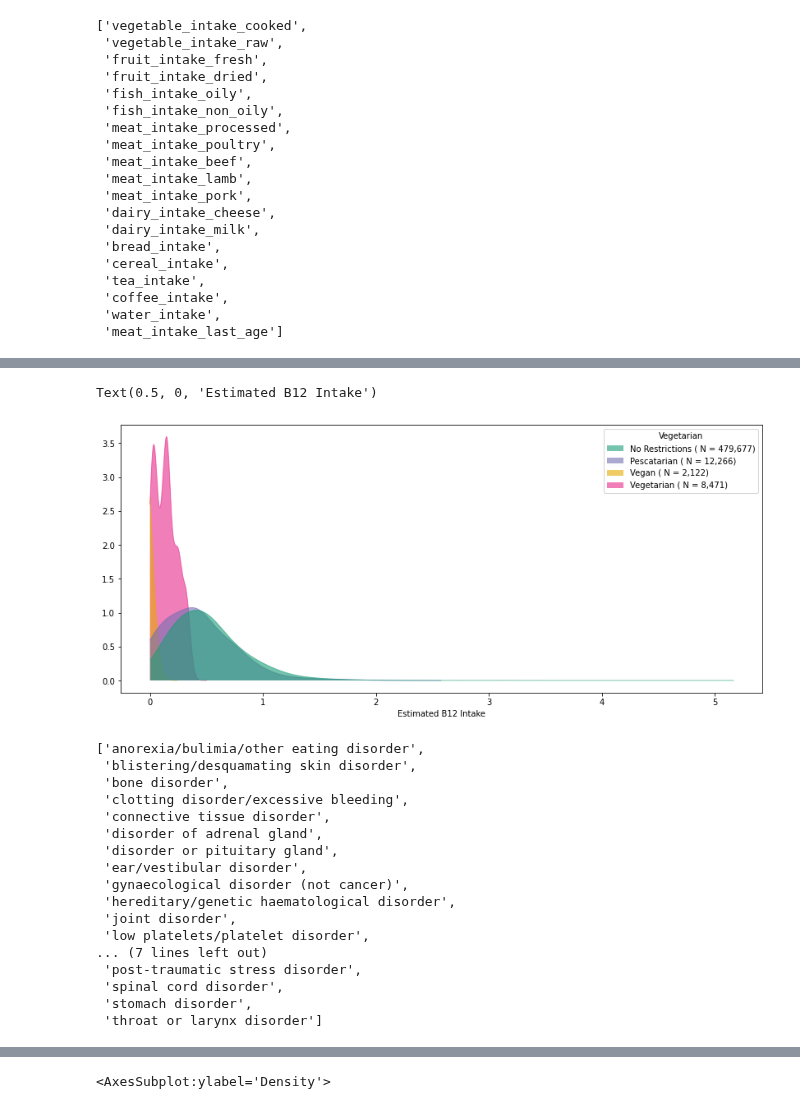
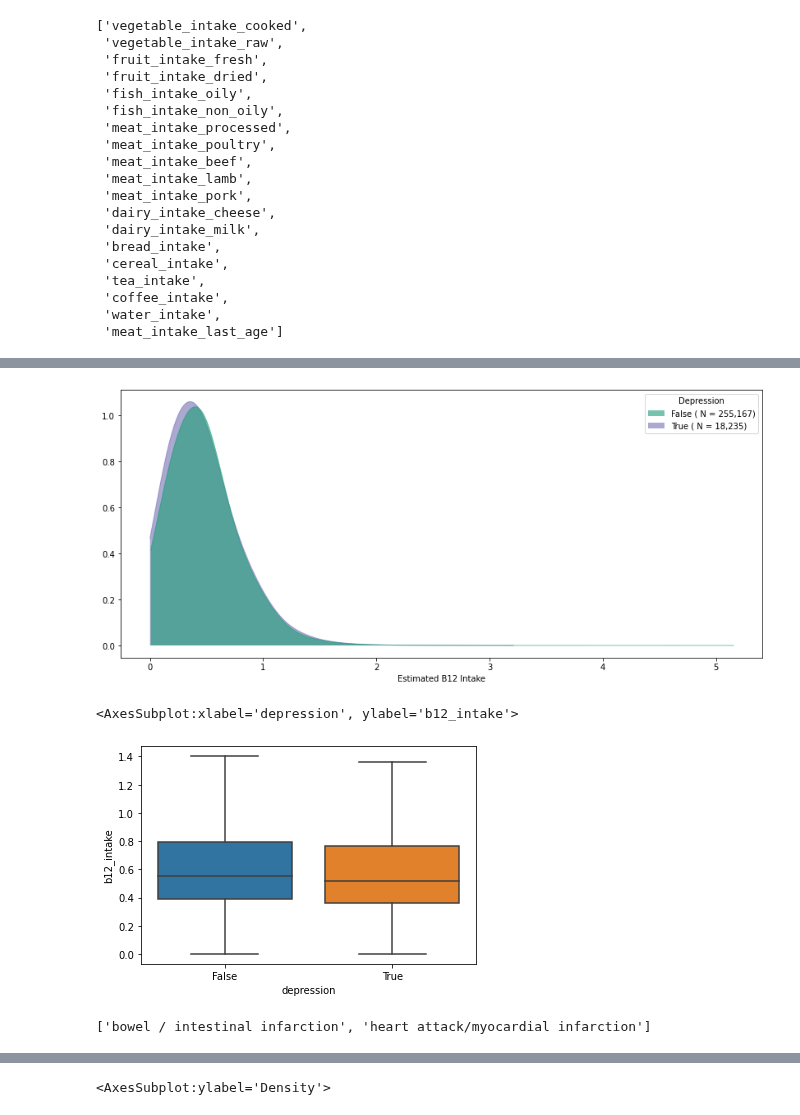
Before and after one commit to cole-khamnei/HLA_genotyping_associations, a Jupyter notebook: notebooks/comorbid_graph.ipynb, the cells around one changed output, grey strips where cells are left out. Saved outputs shown, nothing was run; the diff lists cells and outputs as text; code cells hidden in the pictures.

```diff
--- a/notebooks/comorbid_graph.ipynb
+++ b/notebooks/comorbid_graph.ipynb
@@ -351,11 +439,19 @@ hue[vegan] = "Vegan"
 # %%
+x = "b12_intake"
+hue = "depression"
+data = illness_values_data.query("female")[[x, hue]].dropna()
+
 fig, ax = plt.subplots(figsize=(14, 6))
-kde_plot(data=illness_values_data, x="b12_intake", hue=hue, ax=ax, palette="custom_dark", clip=[0, None])
-ax.legend(title="Vegetarian")
+kde_plot(data=data, x=x, hue=hue, ax=ax, palette="custom_dark", clip=[0, None])
+ax.legend(title=to_title(hue))
 ax.set_xlabel("Estimated B12 Intake")
+plt.show()
+
+sns.boxplot(data=data, y=x, x=hue, showfliers=False)
 # %% [output]
+[figure, new version]
-Text(0.5, 0, 'Estimated B12 Intake')
+<AxesSubplot:xlabel='depression', ylabel='b12_intake'>
-[figure, old version]
+[figure, added]
 # %%
 def search_illness(token):
     results = []
@@ -397,25 +493,9 @@ def odds_ratio_plot(results):
     ax.set_xlim(None, np.max(results["upper_bound"] * 1.1))
     fig.tight_layout()
 # %%
-search_illness("disorder")
+search_illness("infarction")
 # %% [output]
-['anorexia/bulimia/other eating disorder',
- 'blistering/desquamating skin disorder',
- 'bone disorder',
- 'clotting disorder/excessive bleeding',
- 'connective tissue disorder',
- 'disorder of adrenal gland',
- 'disorder or pituitary gland',
- 'ear/vestibular disorder',
- 'gynaecological disorder (not cancer)',
- 'hereditary/genetic haematological disorder',
- 'joint disorder',
- 'low platelets/platelet disorder',
-... (7 lines left out)
- 'post-traumatic stress disorder',
- 'spinal cord disorder',
- 'stomach disorder',
- 'throat or larynx disorder']
+['bowel / intestinal infarction', 'heart attack/myocardial infarction']
 # %%
 biobank_data["assessment_year"] = biobank_data["assessment_date"].apply(lambda s: int(s.split("-")[0]))
 biobank_data["age"] = biobank_data["assessment_year"] - biobank_data["birth_year"]
```
Also changed, not shown: parts of 18 cells of this notebook, 8 other files.
